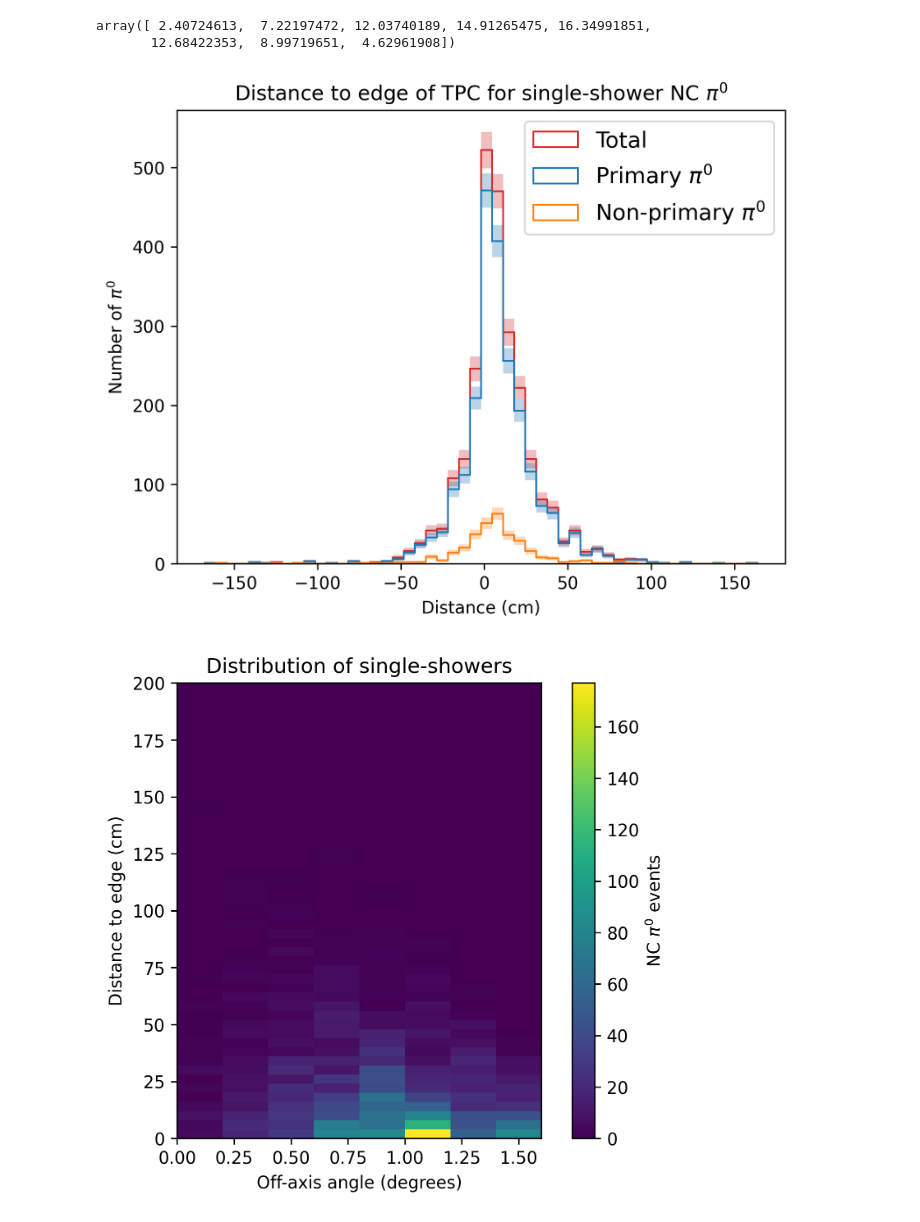
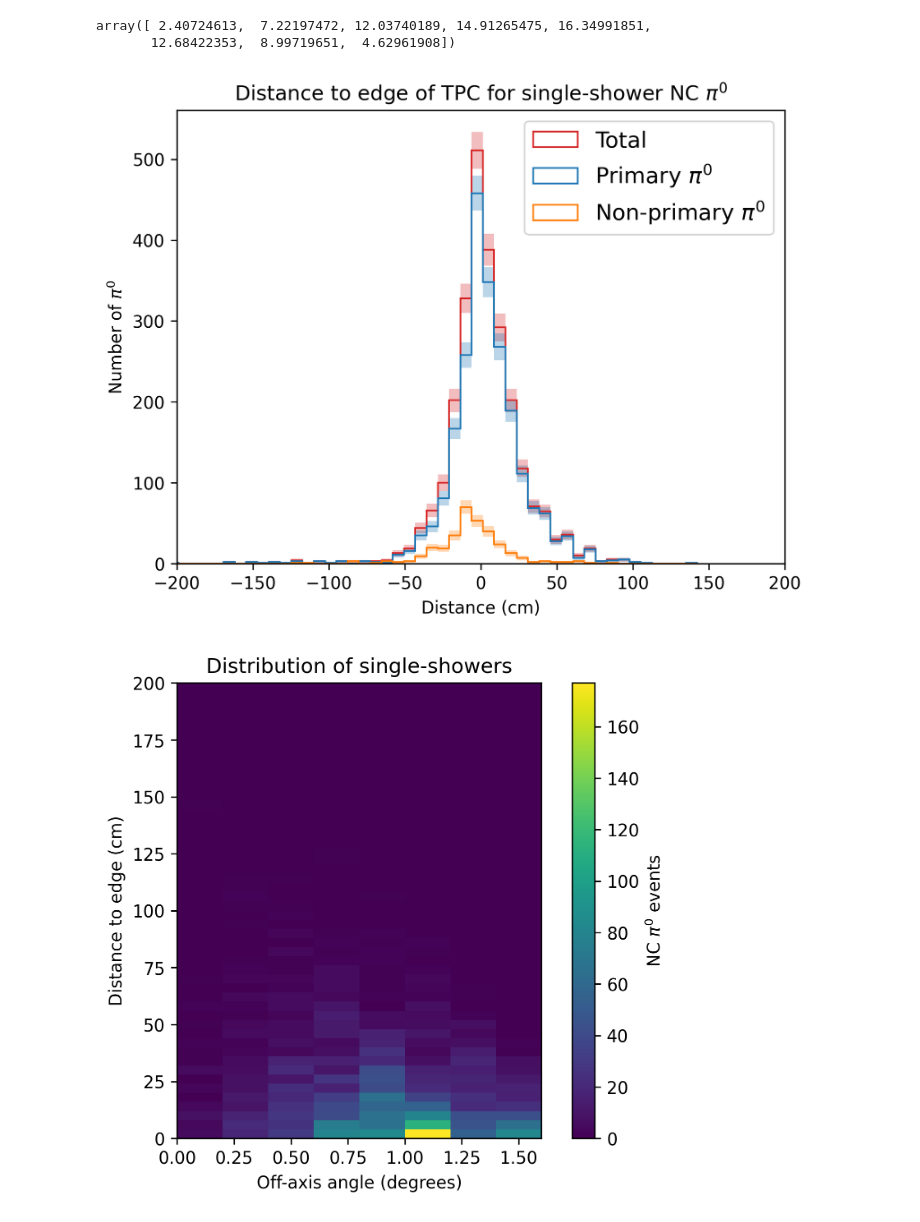
Before and after one commit to BMDragon/SBND_PRISM_Pi0_Study, a Jupyter notebook: distancePlots.ipynb, the cells around one changed output. Drawn from its saved outputs; the diff is of its cells as text; code cells hidden in the pictures.

Commit message:
Make initial z-coord plots

```diff
--- a/distancePlots.ipynb
+++ b/distancePlots.ipynb
@@ -108,36 +109,36 @@ for idx, row in df[df['is_NC'] & df['single_shower']].iterrows():
     for k in range(len(row['shower_pi0_dex'])):
         distancesSig = np.append(distancesSig, row['signed_dist_to_edge_g4'][row['shower_pi0_dex'][k]])
         if row['shower_pi0_dex'][k] == 0:
             distancesPSig = np.append(distancesPSig, row['signed_dist_to_edge_g4'][row['shower_pi0_dex'][k]])
         else:
             distancesNPSig = np.append(distancesNPSig, row['signed_dist_to_edge_g4'][row['shower_pi0_dex'][k]])
 assert len(distancesPSig)+len(distancesNPSig) == len(distancesSig)
 
 plt.figure(dpi=300)
-counts, bins, _ = plt.hist(distancesSig, bins=50, histtype='step')
+counts, bins, _ = plt.hist(distancesSig, bins=100, histtype='step')
 cP, bP, _ = plt.hist(distancesPSig, bins=bins, histtype='step')
 cNP, bNP, _ = plt.hist(distancesNPSig, bins=bins, histtype='step')
 wide = np.diff(bins)
 plt.clf()  # clear the previous plot
 bin_centers = 0.5 * (bins[:-1] + bins[1:])
 errors = np.sqrt(counts)
 errP = np.sqrt(cP)
 errNP = np.sqrt(cNP)
 plt.bar(bin_centers, 2*errors, width=wide, bottom=counts-errors, color=colorTot, alpha=erAlpha, align='center', edgecolor='none')
 plt.hist(bins[:-1], bins=bins, weights=counts, histtype='step', color=colorTot, label='Total')
 plt.bar(bin_centers, 2*errP, width=wide, bottom=cP-errP, color=colorP, alpha=erAlpha, align='center', edgecolor='none')
 plt.hist(bins[:-1], bins=bins, weights=cP, histtype='step', color=colorP, label='Primary $\pi^0$')
 plt.bar(bin_centers, 2*errNP, width=wide, bottom=cNP-errNP, color=colorNP, alpha=erAlpha, align='center', edgecolor='none')
 plt.hist(bins[:-1], bins=bins, weights=cNP, histtype='step', color=colorNP, label='Non-primary $\pi^0$')
 plt.title(r'Distance to edge of TPC for single-shower NC $\pi^0$')
 plt.xlabel('Distance (cm)')
 plt.ylabel(r'Number of $\pi^0$')
-#plt.xlim(*xlimit)
+plt.xlim(-200, 200)
 plt.ylim(*ylimit)
 plt.legend(prop={'size': 13})
 plt.show()
 # %% [output]
-[figure, old version]
+[figure, new version]
 # %%
 distAngHeatmap = np.zeros((len(distBins[:-1]), len(nbinsTPC[:-1])))
 for idx, row in df[df['is_NC'] & df['single_shower']].iterrows():
```
Also changed, not shown: parts of 4 cells of this notebook, 1 other file.
